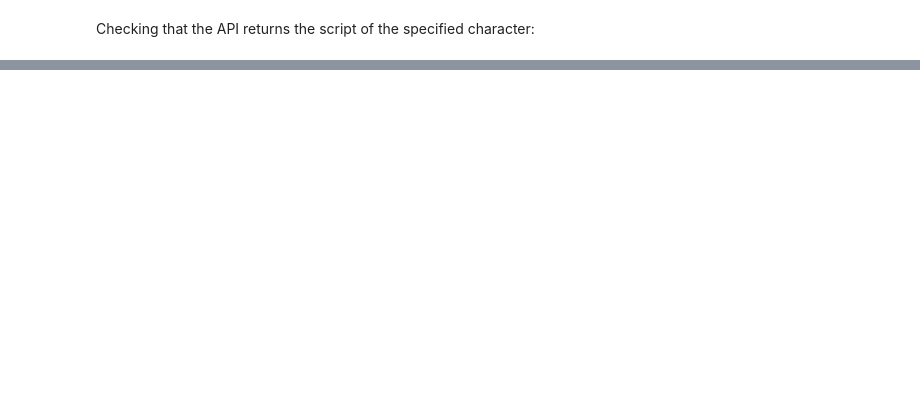
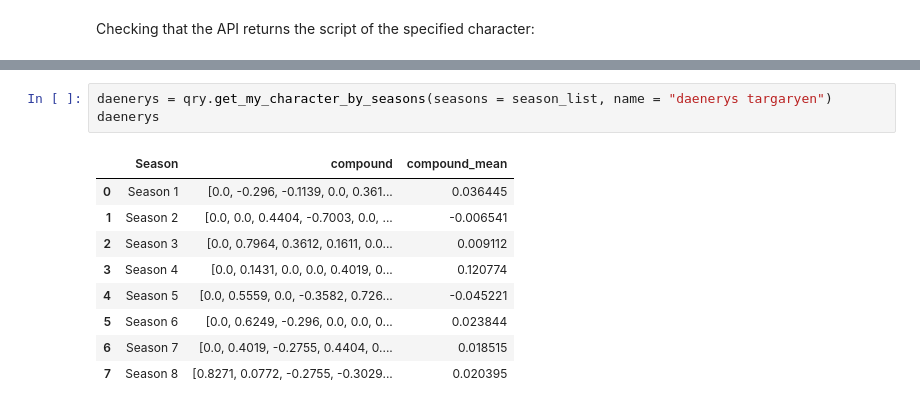
Before and after one commit to mplanasgit/project-4, a Jupyter notebook: notebooks/requests.ipynb, the cells around one changed output, grey strips where cells are left out. Drawn from its saved outputs; the diff is of its cells as text; blank space fills up the shorter version.

```diff
--- a/notebooks/requests.ipynb
+++ b/notebooks/requests.ipynb
@@ -46,0 +71,13 @@ jon_snow_1x01
+# %%
+daenerys = qry.get_my_character_by_seasons(seasons = season_list, name = "daenerys targaryen")
+daenerys
+# %% [output]
+|  | Season | compound | compound_mean |
+| 0 | Season 1 | [0.0, -0.296, -0.1139, 0.0, 0.361... | 0.036445 |
+| 1 | Season 2 | [0.0, 0.0, 0.4404, -0.7003, 0.0, ... | -0.006541 |
+| 2 | Season 3 | [0.0, 0.7964, 0.3612, 0.1611, 0.0... | 0.009112 |
+| 3 | Season 4 | [0.0, 0.1431, 0.0, 0.0, 0.4019, 0... | 0.120774 |
+| 4 | Season 5 | [0.0, 0.5559, 0.0, -0.3582, 0.726... | -0.045221 |
+| 5 | Season 6 | [0.0, 0.6249, -0.296, 0.0, 0.0, 0... | 0.023844 |
+| 6 | Season 7 | [0.0, 0.4019, -0.2755, 0.4404, 0.... | 0.018515 |
+| 7 | Season 8 | [0.8271, 0.0772, -0.2755, -0.3029... | 0.020395 |
```
Also changed, not shown: parts of 11 cells of this notebook, 4 other files.
